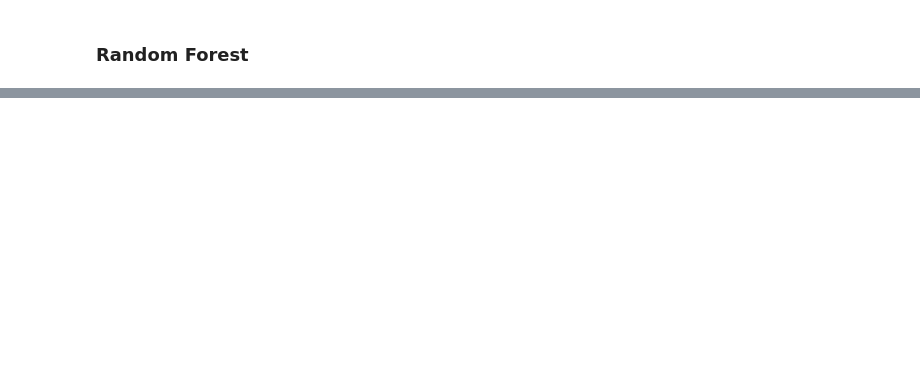
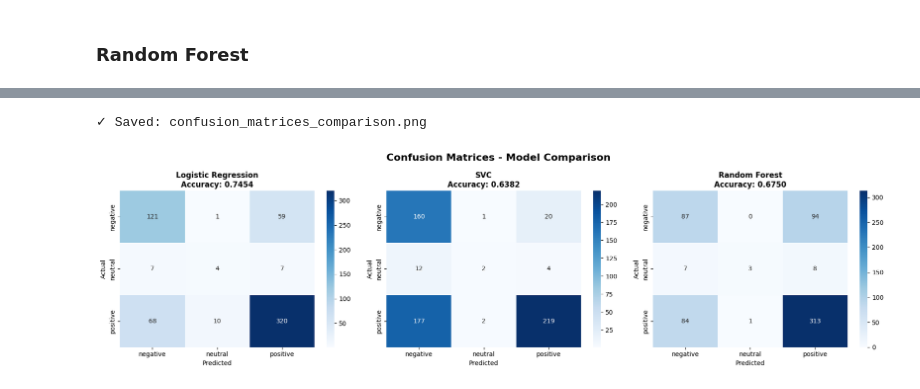
Before and after one commit to archishabhatt/AI_SentimentAnalysis, a Jupyter notebook: notebooks/modeling_traditional_nlp.ipynb, the cells around one changed output, grey strips where cells are left out. Saved outputs shown, nothing was run; the diff lists cells and outputs as text; code cells hidden in the pictures; blank space fills up the shorter version.

```diff
--- a/notebooks/modeling_traditional_nlp.ipynb
+++ b/notebooks/modeling_traditional_nlp.ipynb
@@ -25,0 +55,18 @@ from sklearn.preprocessing import StandardScaler
+# %%
+# Initialize TF-IDF vectorizer
+tfidf = TfidfVectorizer(
+    max_features=5000,      # Keep top 5000 words
+    min_df=5,               # Word must appear in at least 5 documents
+    max_df=0.8,             # Ignore words in more than 80% of documents
+    ngram_range=(1, 2),     # Use unigrams and bigrams
+    strip_accents='unicode',
+    lowercase=True,
+    stop_words='english'
+)
+
+# Fit and transform the text
+X = tfidf.fit_transform(df['text_tfidf'])
+
+print(f"✓ TF-IDF shape: {X.shape}")
+print(f"  Features (vocabulary size): {X.shape[1]}")
+print(f"  Samples: {X.shape[0]}")
@@ -164,0 +313,27 @@ weighted avg       0.68      0.66      0.65        93
+# %%
+fig, axes = plt.subplots(1, 3, figsize=(18, 5))
+fig.suptitle('Confusion Matrices - Model Comparison', fontsize=16, fontweight='bold')
+
+models = [
+    ('Logistic Regression', cm_lr, accuracy_lr),
+    ('SVC', cm_svc, accuracy_svc),
+    ('Random Forest', cm_rf, accuracy_rf)
+]
+
+for idx, (name, cm, acc) in enumerate(models):
+    ax = axes[idx]
+    sns.heatmap(cm, annot=True, fmt='d', cmap='Blues',
+                xticklabels=le.classes_,
+                yticklabels=le.classes_,
+                ax=ax, cbar=True)
+    ax.set_title(f'{name}\nAccuracy: {acc:.4f}', fontweight='bold')
+    ax.set_xlabel('Predicted')
+    ax.set_ylabel('Actual')
+
+plt.tight_layout()
+plt.savefig('confusion_matrices_comparison.png', dpi=300, bbox_inches='tight')
+print("\n✓ Saved: confusion_matrices_comparison.png")
+plt.show()
+# %% [output]
+✓ Saved: confusion_matrices_comparison.png
+[figure, added]
```
Also changed, not shown: parts of 16 cells of this notebook, 4 other files.
